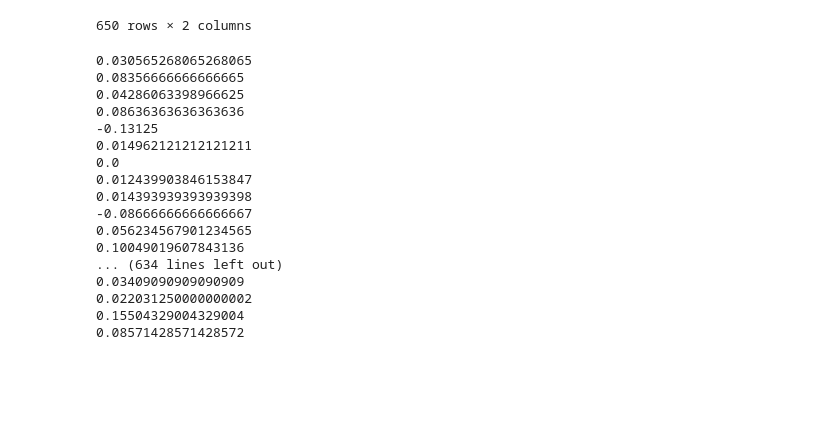
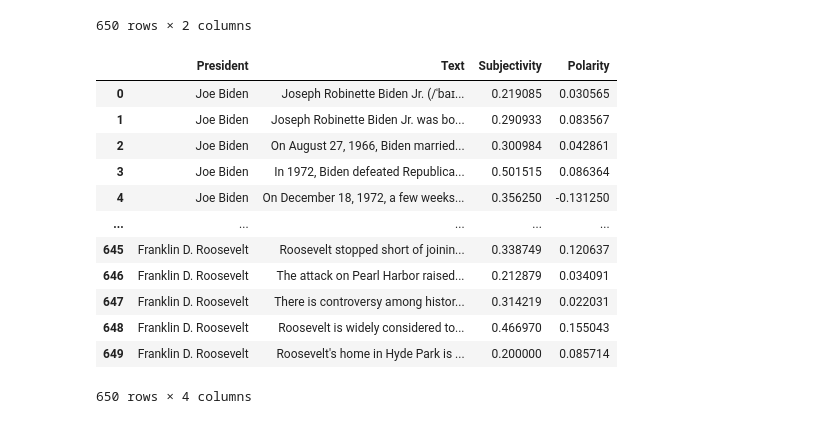
Before and after one commit to jjoycehu/pred-box-office, a Jupyter notebook: Sam's Sentiment Analysis/sentiment-analysis-sam.ipynb, the cells around one changed output. Saved outputs shown, nothing was run; the diff lists cells and outputs as text; code cells hidden in the pictures; blank space fills up the shorter version.

```diff
--- a/Sam's Sentiment Analysis/sentiment-analysis-sam.ipynb
+++ b/Sam's Sentiment Analysis/sentiment-analysis-sam.ipynb
@@ -34,25 +27,3 @@ df
 | 648 | Franklin D. Roosevelt | Roosevelt is widely considered to... |
 | 649 | Franklin D. Roosevelt | Roosevelt's home in Hyde Park is ... |
 650 rows × 2 columns
-# %%
-for i in df:
-    sentiment_objects = TextBlob(i)
-    print (sentiment_objects.polarity)
-# %% [output]
-0.030565268065268065
-0.08356666666666665
-0.04286063398966625
-0.08636363636363636
--0.13125
-0.014962121212121211
-0.0
-0.012439903846153847
-0.014393939393939398
--0.08666666666666667
-0.056234567901234565
-0.10049019607843136
-... (634 lines left out)
-0.03409090909090909
-0.022031250000000002
-0.15504329004329004
-0.08571428571428572
@@ -58,0 +37,18 @@ for i in df:
+# %%
+df['Subjectivity'] = df['Text'].apply(getSubjectivity)
+df['Polarity'] = df['Text'].apply(getPolarity)
+df
+# %% [output]
+|  | President | Text | Subjectivity | Polarity |
+| 0 | Joe Biden | Joseph Robinette Biden Jr. (/ˈbaɪ... | 0.219085 | 0.030565 |
+| 1 | Joe Biden | Joseph Robinette Biden Jr. was bo... | 0.290933 | 0.083567 |
+| 2 | Joe Biden | On August 27, 1966, Biden married... | 0.300984 | 0.042861 |
+| 3 | Joe Biden | In 1972, Biden defeated Republica... | 0.501515 | 0.086364 |
+| 4 | Joe Biden | On December 18, 1972, a few weeks... | 0.356250 | -0.131250 |
+| ... | ... | ... | ... | ... |
+| 645 | Franklin D. Roosevelt | Roosevelt stopped short of joinin... | 0.338749 | 0.120637 |
+| 646 | Franklin D. Roosevelt | The attack on Pearl Harbor raised... | 0.212879 | 0.034091 |
+| 647 | Franklin D. Roosevelt | There is controversy among histor... | 0.314219 | 0.022031 |
+| 648 | Franklin D. Roosevelt | Roosevelt is widely considered to... | 0.466970 | 0.155043 |
+| 649 | Franklin D. Roosevelt | Roosevelt's home in Hyde Park is ... | 0.200000 | 0.085714 |
+650 rows × 4 columns
```
Also changed, not shown: parts of 6 cells of this notebook, 1 other file.
